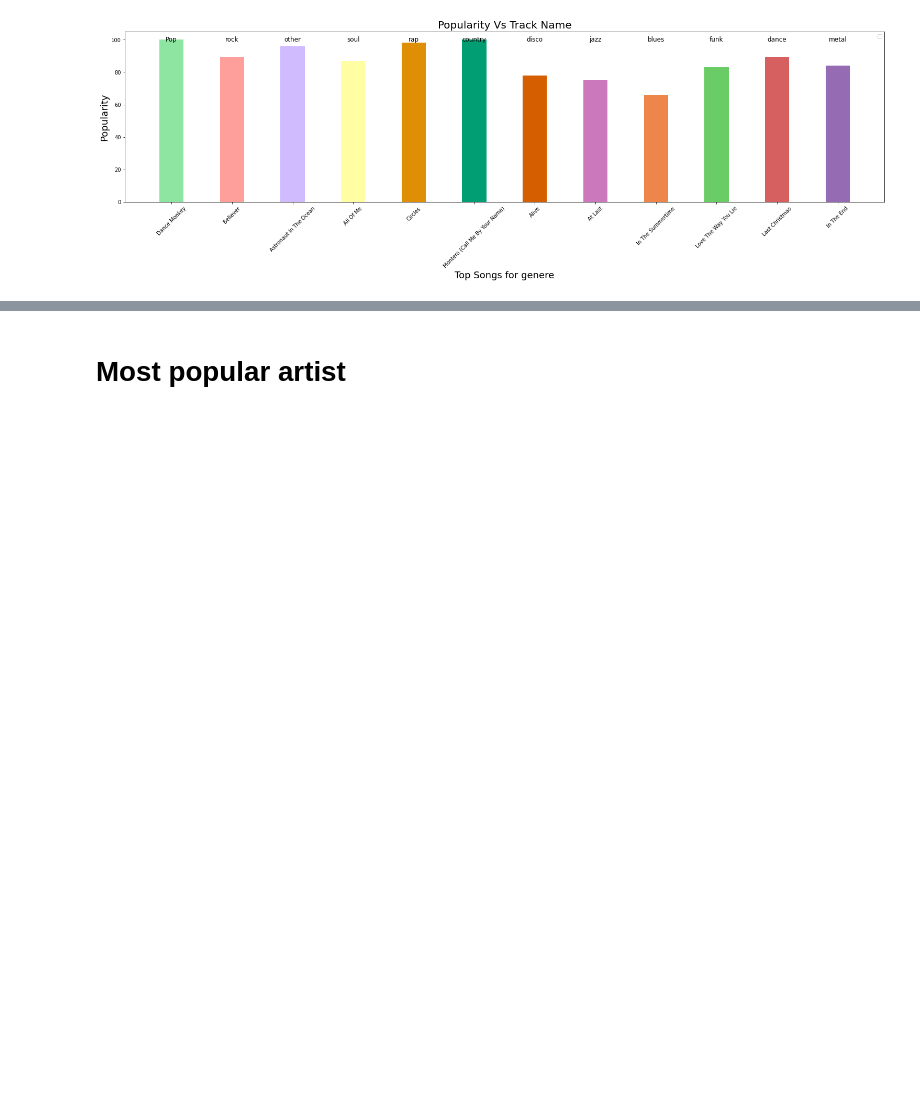
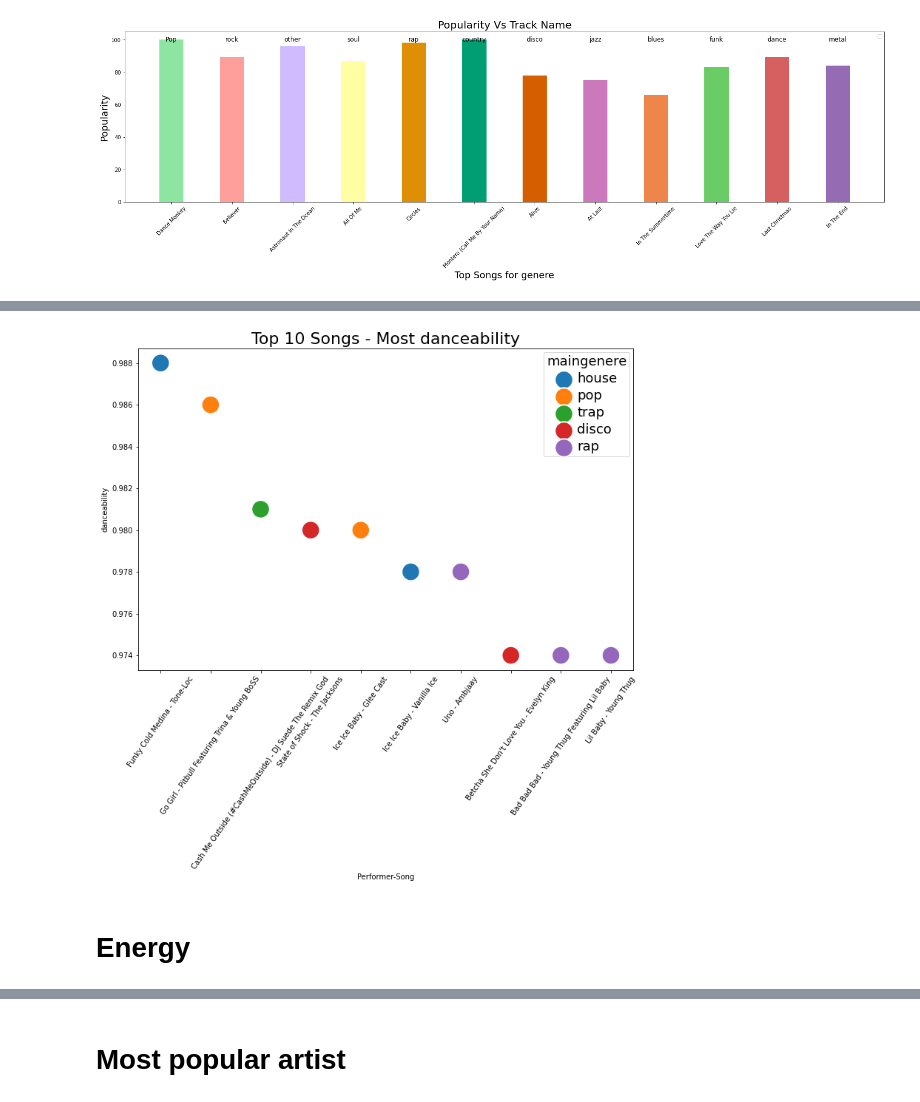
Before and after one commit to alelovo/Project_programming, a Jupyter notebook: project.ipynb, the cells around one changed output, grey strips where cells are left out. Cells and saved outputs as stored; diff of their text form; code cells hidden in the pictures; blank space fills up the shorter version.

```diff
--- a/project.ipynb
+++ b/project.ipynb
@@ -1073,0 +1133,3 @@ No artists with labels found to put in legend.  Note that artists whose label st
+# %%
+top_10_danceability_trak=billboard_df[['danceability','Song','Performer','maingenere']].sort_values(by='danceability',ascending=False)[:10]
+top_10_danceability_trak
@@ -1073,0 +1148,2 @@ No artists with labels found to put in legend.  Note that artists whose label st
+# %%
+top_10_danceability_trak['Performer-Song']=top_10_danceability_trak['Song']+ ' - ' +top_10_danceability_trak['Performer']
@@ -1073,0 +1164,3 @@ No artists with labels found to put in legend.  Note that artists whose label st
+# %%
+top_10_danceability_trak['Performer-Song'] = top_10_danceability_trak['Performer-Song'].str.replace('$','S')
+top_10_danceability_trak
@@ -1073,0 +1179,14 @@ No artists with labels found to put in legend.  Note that artists whose label st
+# %%
+plt.figure(figsize=(12,8))
+ax=sb.scatterplot(data = top_10_danceability_trak, x = 'Performer-Song', y = 'danceability',hue='maingenere',s=600)
+
+plt.xticks(rotation=55)
+
+plt.setp(ax.get_legend().get_texts(), fontsize='18')
+plt.setp(ax.get_legend().get_title(), fontsize='18')
+plt.title('Top 10 Songs - Most danceability',size=22)
+plt.show()
+# %% [output]
+[figure, added]
+# %% [markdown]
+# **Energy**
```
Also changed, not shown: parts of 38 cells of this notebook.
